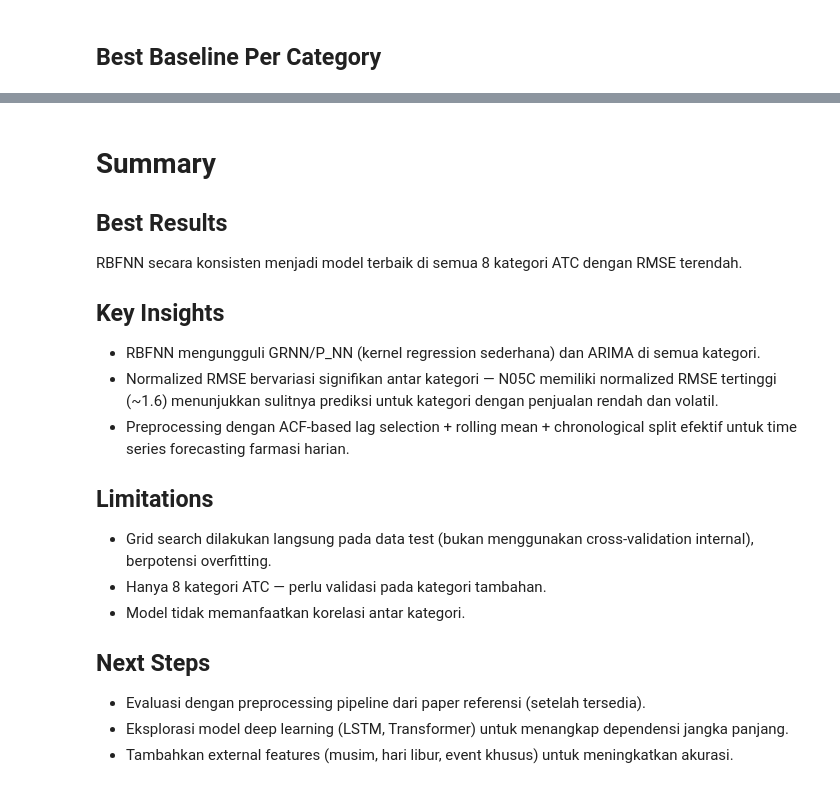
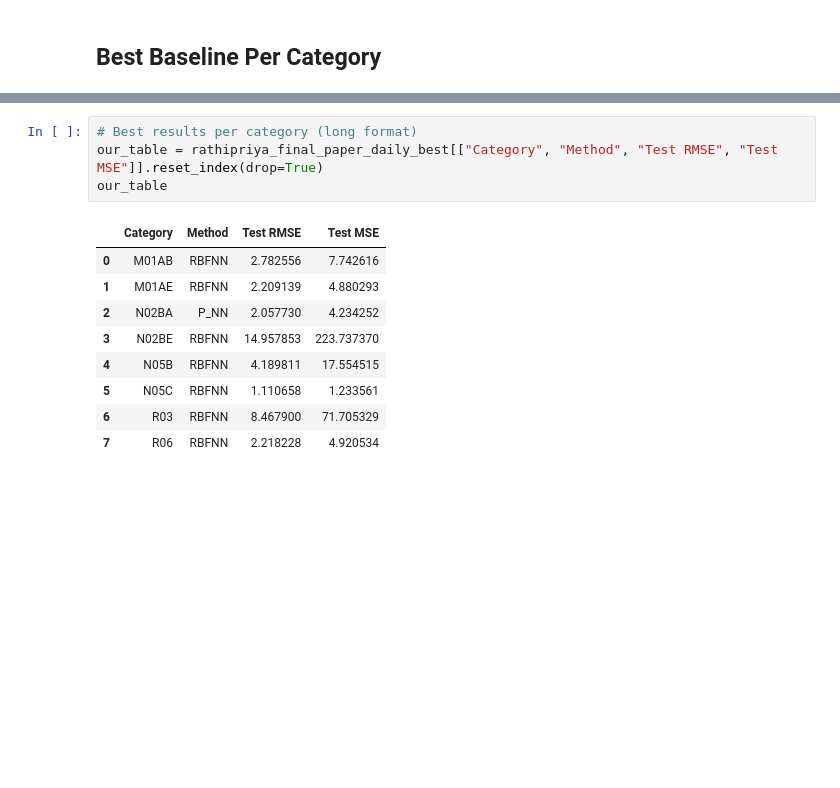
Before and after one commit to wahyuramadhandotcom/A-Hybrid-forecasting-model, a Jupyter notebook: notebooks/rathipriya_pharma_daily.ipynb, the cells around one changed output, grey strips where cells are left out. Cells and saved outputs as stored; diff of their text form; blank space fills up the shorter version.

```diff
--- a/notebooks/rathipriya_pharma_daily.ipynb
+++ b/notebooks/rathipriya_pharma_daily.ipynb
@@ -809,24 +773,14 @@ rathipriya_mse_export
-# %% [markdown]
-# Summary
-
-## Best Results
-
-RBFNN secara konsisten menjadi model terbaik di semua 8 kategori ATC dengan RMSE terendah.
-
-## Key Insights
-
-- RBFNN mengungguli GRNN/P_NN (kernel regression sederhana) dan ARIMA di semua kategori.
-- Normalized RMSE bervariasi signifikan antar kategori — N05C memiliki normalized RMSE tertinggi (~1.6) menunjukkan sulitnya prediksi untuk kategori dengan penjualan rendah dan volatil.
-- Preprocessing dengan ACF-based lag selection + rolling mean + chronological split efektif untuk time series forecasting farmasi harian.
-
-## Limitations
-
-- Grid search dilakukan langsung pada data test (bukan menggunakan cross-validation internal), berpotensi overfitting.
-- Hanya 8 kategori ATC — perlu validasi pada kategori tambahan.
-- Model tidak memanfaatkan korelasi antar kategori.
-
-## Next Steps
-
-- Evaluasi dengan preprocessing pipeline dari paper referensi (setelah tersedia).
-- Eksplorasi model deep learning (LSTM, Transformer) untuk menangkap dependensi jangka panjang.
-- Tambahkan external features (musim, hari libur, event khusus) untuk meningkatkan akurasi.
+# %%
+# Best results per category (long format)
+our_table = rathipriya_final_paper_daily_best[["Category", "Method", "Test RMSE", "Test MSE"]].reset_index(drop=True)
+our_table
+# %% [output]
+|  | Category | Method | Test RMSE | Test MSE |
+| 0 | M01AB | RBFNN | 2.782556 | 7.742616 |
+| 1 | M01AE | RBFNN | 2.209139 | 4.880293 |
+| 2 | N02BA | P_NN | 2.057730 | 4.234252 |
+| 3 | N02BE | RBFNN | 14.957853 | 223.737370 |
+| 4 | N05B | RBFNN | 4.189811 | 17.554515 |
+| 5 | N05C | RBFNN | 1.110658 | 1.233561 |
+| 6 | R03 | RBFNN | 8.467900 | 71.705329 |
+| 7 | R06 | RBFNN | 2.218228 | 4.920534 |
```
Also changed, not shown: parts of 56 cells of this notebook.
